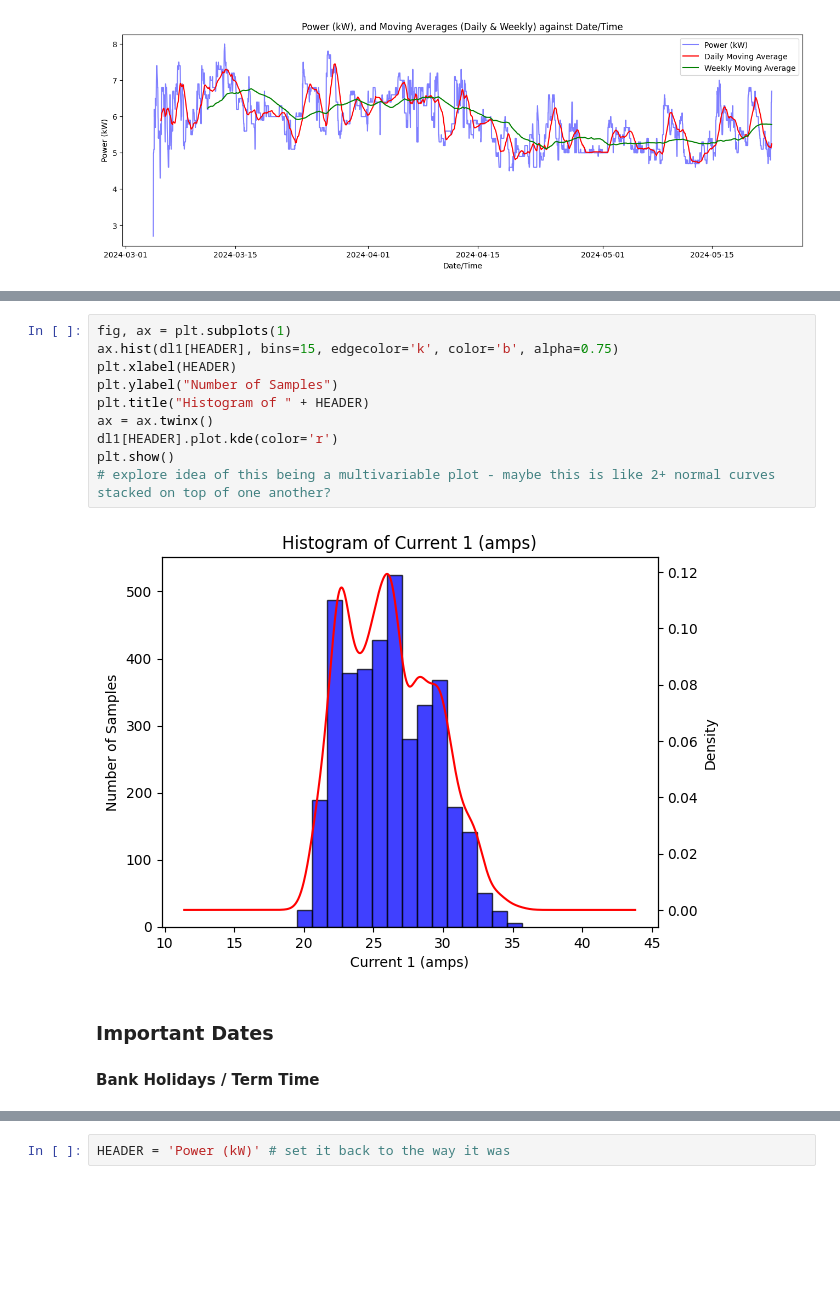
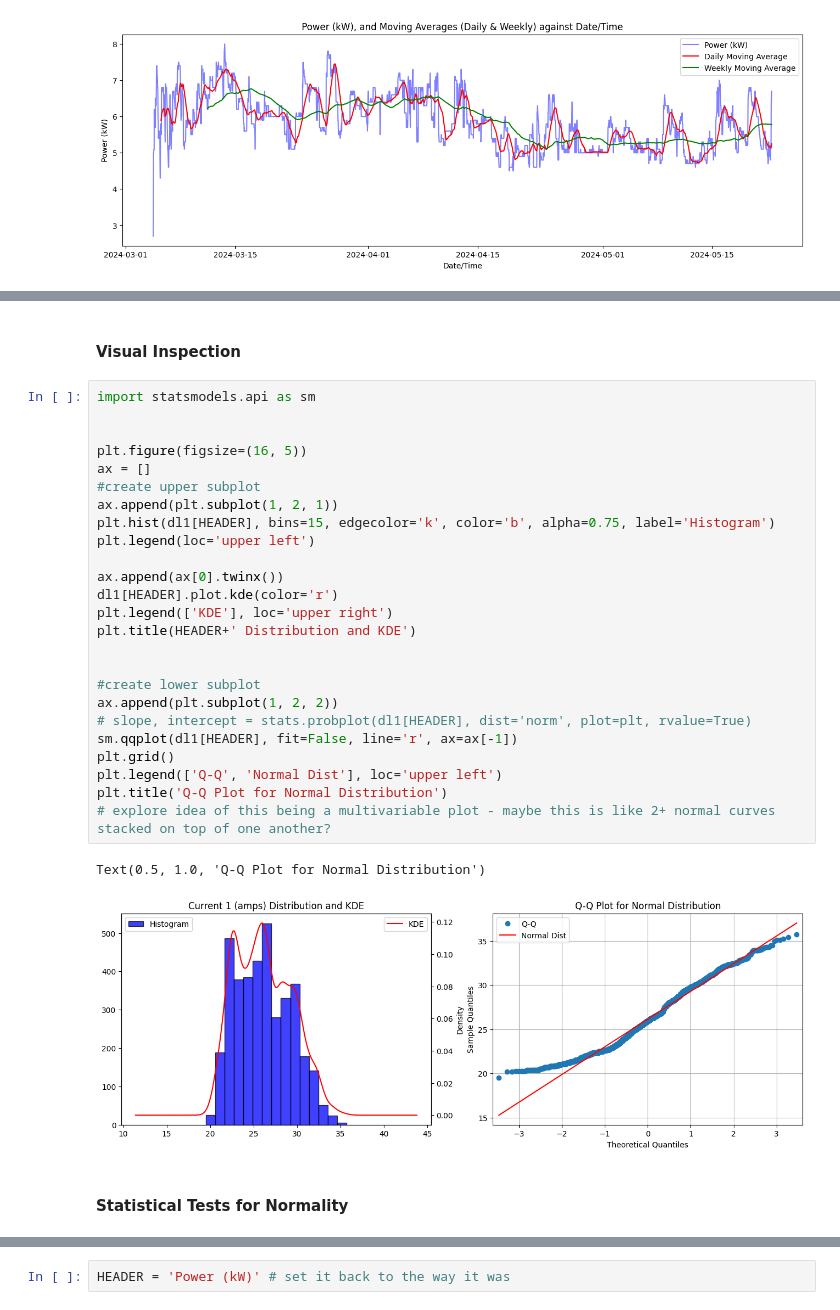
Before and after one commit to ogahector/power_analysis_eeedept, a Jupyter notebook: src/main.ipynb, the cells around one changed output, grey strips where cells are left out. Saved outputs shown, nothing was run; the diff lists cells and outputs as text; blank space fills up the shorter version.

```diff
--- a/src/main.ipynb
+++ b/src/main.ipynb
@@ -435,15 +444,32 @@ Shapiro Wilk Test: stat=0.9751406443621469, p=3.1660290621743946e-25
+# %% [markdown]
+#### Visual Inspection
 # %%
-fig, ax = plt.subplots(1)
-ax.hist(dl1[HEADER], bins=15, edgecolor='k', color='b', alpha=0.75)
-plt.xlabel(HEADER)
-plt.ylabel("Number of Samples")
-plt.title("Histogram of " + HEADER)
-ax = ax.twinx()
+import statsmodels.api as sm
+
+
+plt.figure(figsize=(16, 5))
+ax = []
+#create upper subplot
+ax.append(plt.subplot(1, 2, 1))
+plt.hist(dl1[HEADER], bins=15, edgecolor='k', color='b', alpha=0.75, label='Histogram')
+plt.legend(loc='upper left')
+
+ax.append(ax[0].twinx())
 dl1[HEADER].plot.kde(color='r')
-plt.show()
+plt.legend(['KDE'], loc='upper right')
+plt.title(HEADER+' Distribution and KDE')
+
+
+#create lower subplot
+ax.append(plt.subplot(1, 2, 2))
+# slope, intercept = stats.probplot(dl1[HEADER], dist='norm', plot=plt, rvalue=True)
+sm.qqplot(dl1[HEADER], fit=False, line='r', ax=ax[-1])
+plt.grid()
+plt.legend(['Q-Q', 'Normal Dist'], loc='upper left')
+plt.title('Q-Q Plot for Normal Distribution')
 # explore idea of this being a multivariable plot - maybe this is like 2+ normal curves stacked on top of one another?
 # %% [output]
+Text(0.5, 1.0, 'Q-Q Plot for Normal Distribution')
-[figure, old version]
+[figure, new version]
-# %% [markdown]
-### Important Dates
-#### Bank Holidays / Term Time
+# %% [markdown]
+#### Statistical Tests for Normality
```
Also changed, not shown: parts of 14 cells of this notebook, 3 other files.
